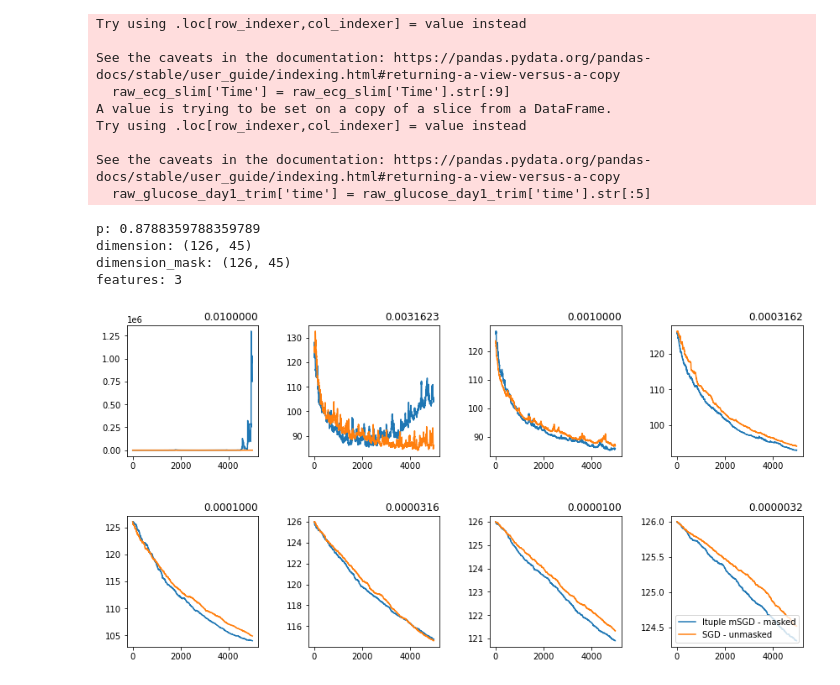
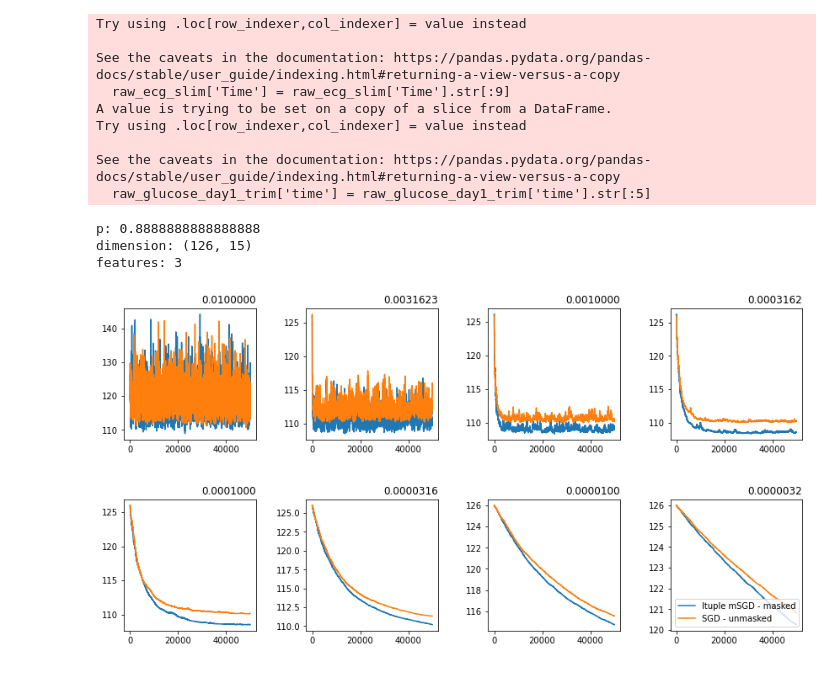
Before and after one commit to mstrand1/l-tuple-mSGD, a Jupyter notebook: CGM (concise).ipynb, the cells around one changed output. Drawn from its saved outputs; the diff is of its cells as text; code cells hidden in the pictures.

```diff
--- a/CGM (concise).ipynb
+++ b/CGM (concise).ipynb
@@ -154,31 +154,28 @@ from sklearn.preprocessing import StandardScaler
 def cgm_preds(raw_data, glucose_readings, noise, features: list, eta : int, maxiter, too_high_noise : float):
 
     qualities_norm = raw_data.copy()
+    y_glucose = pd.DataFrame(glucose_readings).to_numpy().reshape(-1,1)
+    qualities_norm = qualities_norm[features] # separate out desired features
 
-    y_glucose = pd.DataFrame(glucose_readings).to_numpy().reshape(-1,1)
-
-    qualities_norm = qualities_norm[features]
-
+    # standardize
     scaler = StandardScaler(copy = True)
     qualities_norm = scaler.fit_transform(qualities_norm)
     y_glucose_norm = scaler.fit_transform(y_glucose)
 
-    # reshape
     glucose_measure_counts = len(glucose_readings)
     feature_count = len(features)
     m = glucose_measure_counts
 
+    # take data in specified intervals (eta)
     qualities_norm = pd.DataFrame(qualities_norm).iloc[::60//eta, :] # choose every 60/eta'th row
 
+    # reshape (glucose readings x 5 * features * frequency = m x n)
     A_norm = np.reshape(qualities_norm.to_numpy(), (-1)) # flatten
     A_norm = np.reshape(A_norm, (m,-1)) # reshape - each row corresponds to 5*60 seconds (in eta intervals) of readings
 
-
     # masking by noise
-
     n = A_norm.shape[1]
     mask = np.ones((m,n))
-
     noise_vec = noise.to_numpy()
     A_norm_mask = A_norm.copy()
 
@@ -188,7 +185,6 @@ def cgm_preds(raw_data, glucose_readings, noise, features: list, eta : int, maxi
     # generate mask
     for i in range(m):
         for j in range(n//feature_count):
-
             if noise_vec[index] > too_high_noise:
 
                 zeros += feature_count
@@ -197,11 +193,10 @@ def cgm_preds(raw_data, glucose_readings, noise, features: list, eta : int, maxi
             index += 1
 
     p = 1 - zeros/(m*n) # estimate for probability data present
-    ell = feature_count
+    ell = feature_count # tuple size = number of features per reading
 
     print('p:', p)
     print('dimension:', A_norm.shape)
-    print('dimension_mask:', A_norm_mask.shape)
     print('features:', feature_count)
 
     fig, axes = plt.subplots(2, 3, figsize=(13, 7))
@@ -219,20 +214,21 @@ def cgm_preds(raw_data, glucose_readings, noise, features: list, eta : int, maxi
 
     plt.legend(['ltuple mSGD - masked', 'SGD - unmasked'], loc = 'lower left')
     plt.show()
+
+    return None
 # %%
 qualities = pd.concat([raw_summary.set_index('Time'),
                        raw_breathing_slim.set_index('Time'),
                        raw_ecg_slim.set_index('Time')],
                 axis=1, join='inner') # note the inner join forces ecg/breathing tables to have the same trimmed times
 
 features = ['HR', 'EcgWaveform', 'ECGAmplitude']
-eta = 3
+eta = 1
 too_high_noise = 0.00085
-maxiter = 5000
+maxiter = 50000
 cgm_preds(qualities, raw_glucose_day1_trim['glucose'], features = features, noise = noise, eta = eta, too_high_noise = too_high_noise, maxiter = maxiter)
 # %% [output]
-p: 0.8788359788359789
-dimension: (126, 45)
-dimension_mask: (126, 45)
+p: 0.8888888888888888
+dimension: (126, 15)
 features: 3
-[figure, old version]
+[figure, new version]
```
